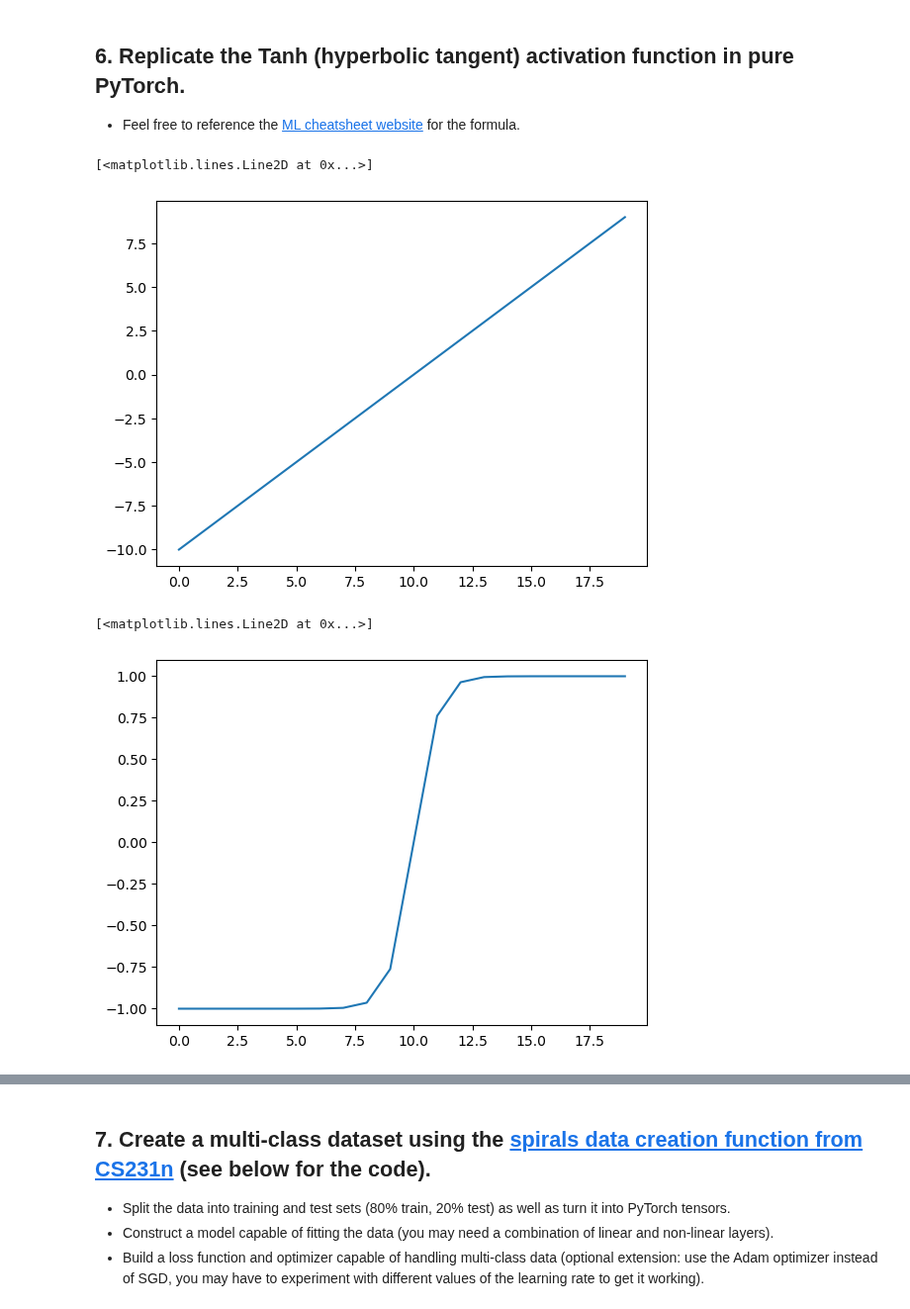
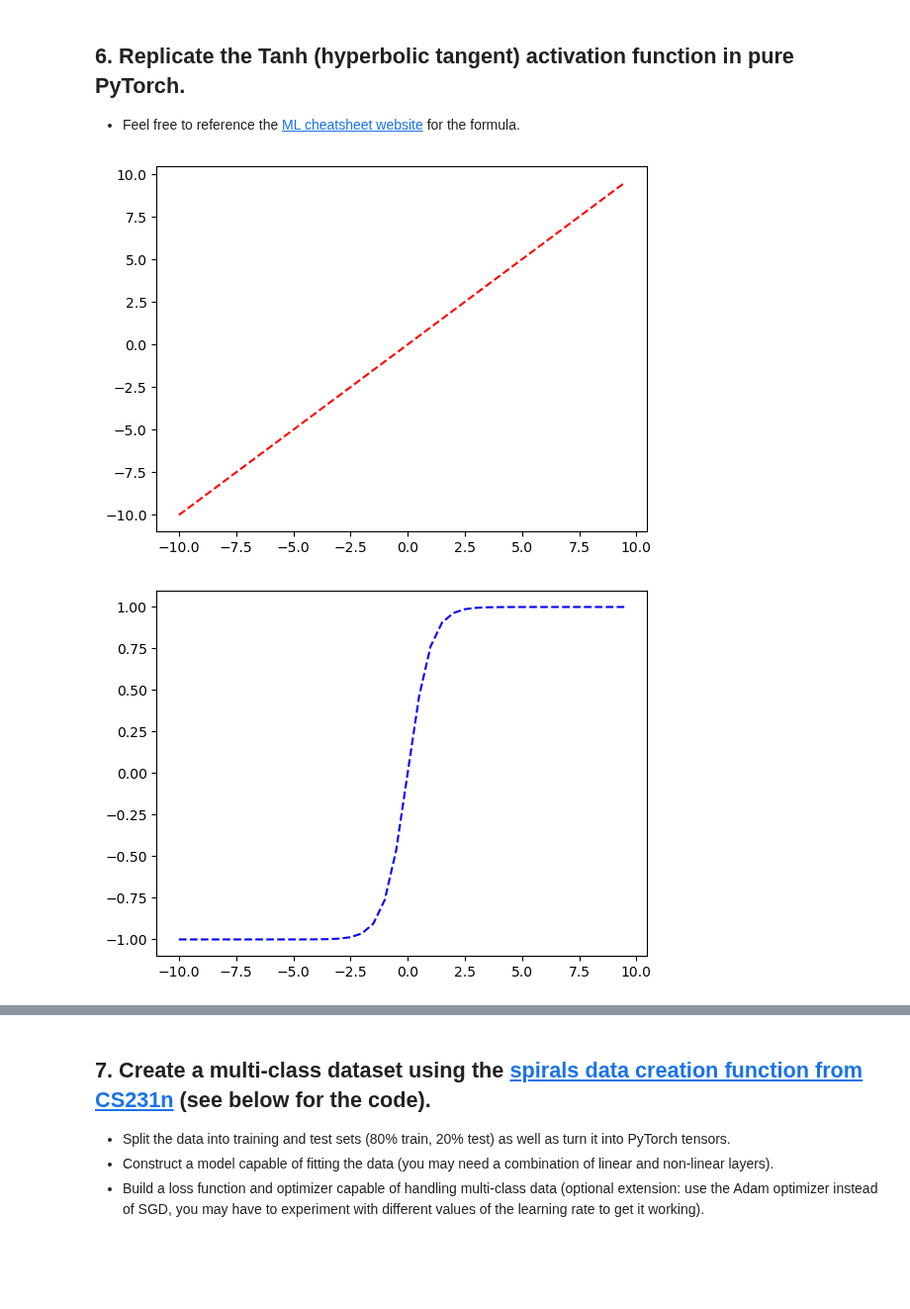
Before and after one commit to ridamansour/PyTorchLearning, a Jupyter notebook: exercises/02_pytorch_classification_exercises.ipynb, the cells around one changed output, grey strips where cells are left out. Shown at 99% size. Drawn from its saved outputs; the diff is of its cells as text; code cells hidden in the pictures; blank space fills up the shorter version.

```diff
--- a/exercises/02_pytorch_classification_exercises.ipynb
+++ b/exercises/02_pytorch_classification_exercises.ipynb
@@ -302,14 +309,12 @@ plot_decision_boundary(model_0, X_test, y_test)
   * Feel free to reference the [ML cheatsheet website](https://ml-cheatsheet.readthedocs.io/en/latest/activation_functions.html#tanh) for the formula.
 # %%
 # Create a straight line tensor
-tensor_A = torch.arange(-10, 10, 1)
-plt.plot(tensor_A)
+line = torch.arange(-10, 10, 0.5)
+plt.plot(line, line, "--", color="r");
 # %% [output]
-[<matplotlib.lines.Line2D at 0x...>]
-[figure, old version]
+[figure, new version]
 # %%
 # Test torch.tanh() on the tensor and plot it
-plt.plot(torch.tanh(tensor_A))
+plt.plot(line, torch.tanh(line), "--", color="b");
 # %% [output]
-[<matplotlib.lines.Line2D at 0x...>]
-[figure, old version]
+[figure, new version]
```
Also changed, not shown: parts of 26 cells of this notebook, 2 other files.
